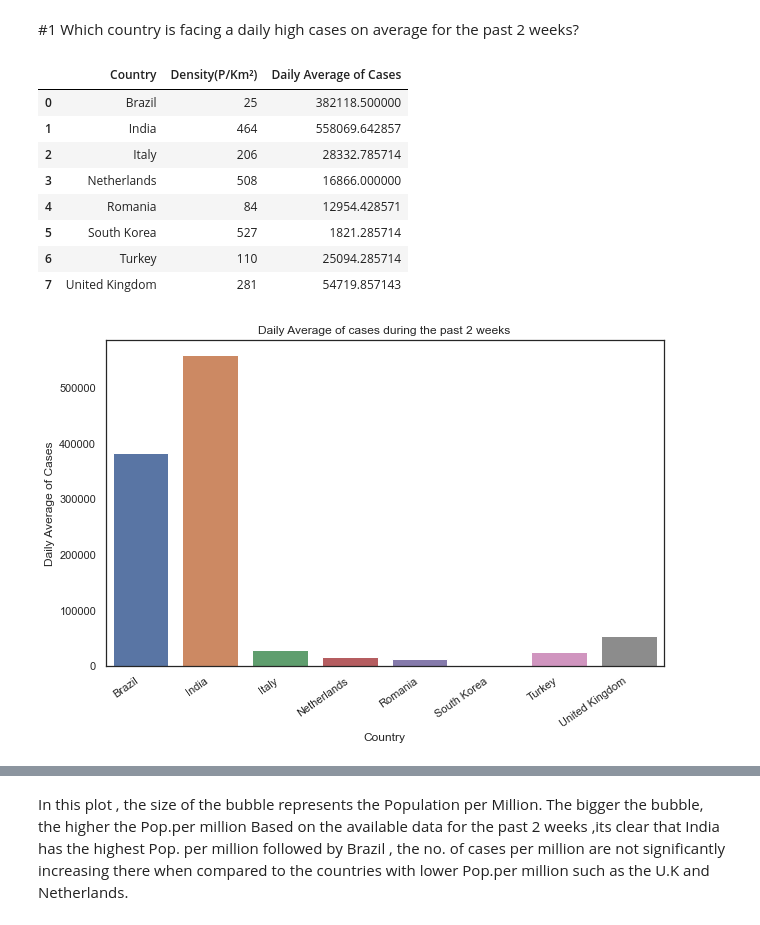
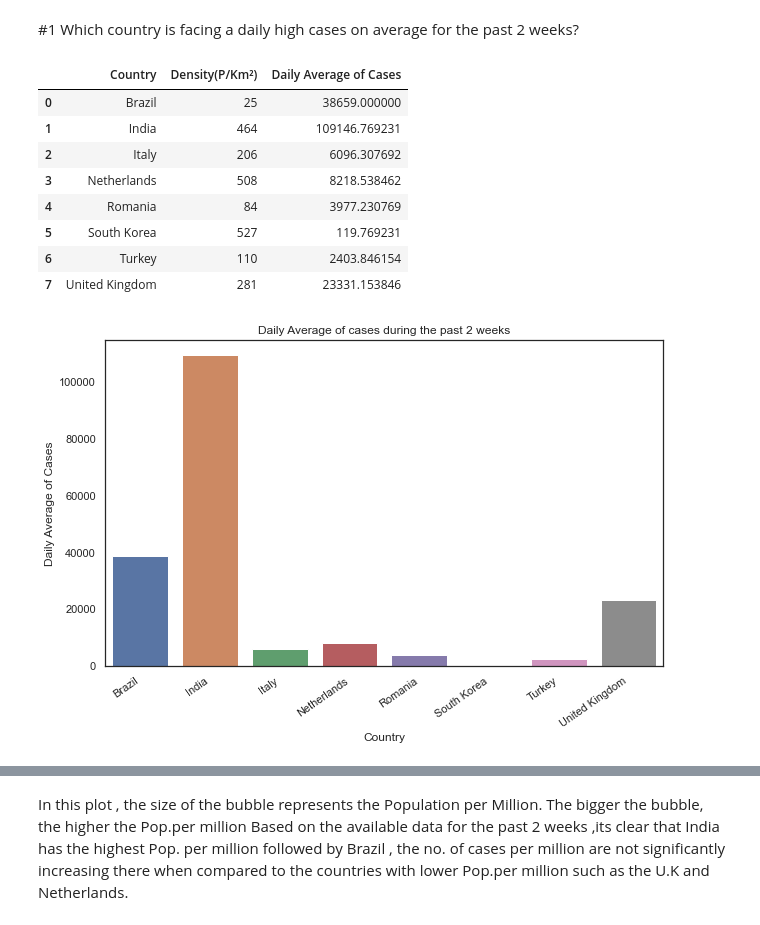
Before and after one commit to fjmutsters/covid19, a Jupyter notebook: Code/COVID_Cases_Analysis.ipynb, the cells around one changed output, grey strips where cells are left out. Saved outputs shown, nothing was run; the diff lists cells and outputs as text; code cells hidden in the pictures.

```diff
--- a/Code/COVID_Cases_Analysis.ipynb
+++ b/Code/COVID_Cases_Analysis.ipynb
@@ -273,21 +273,27 @@ Indexing with multiple keys (implicitly converted to a tuple of keys) will be de
 # new cases
 temp = final_data.groupby(['Country', 'date', ])['Confirmed', 'Deaths', 'Recovered']
 temp = temp.sum().diff().reset_index()
+
 mask = temp['Country'] != temp['Country'].shift(1)
 temp.loc[mask, 'Confirmed'] = np.nan
 temp.loc[mask, 'Deaths'] = np.nan
 temp.loc[mask, 'Recovered'] = np.nan
+
 # renaming columns
 temp.columns = ['Country', 'date', 'New cases', 'New deaths', 'New recovered']
+
 # merging new values
 final_data = pd.merge(final_data, temp, on=['Country', 'date'])
+
 # filling na with 0
 final_data = final_data.fillna(0)
+
 # fixing data types
 cols = ['New cases', 'New deaths', 'New recovered']
 final_data[cols] = final_data[cols].astype('int')
 #
 final_data['New cases'] = final_data['New cases'].apply(lambda x: 0 if x<0 else x)
+final_data['New deaths'] = final_data['New deaths'].apply(lambda x: 0 if x<0 else x)
 final_data
 # %% [output]
 Indexing with multiple keys (implicitly converted to a tuple of keys) will be deprecated, use a list instead.
@@ -451,10 +466,12 @@ covid_countries_dapt.tail()
 # %%
 #Filtering the data for the past 2 weeks
 covid_countries_dapt['date'] = pd.to_datetime(covid_countries_dapt['date'])
-start_date = '10/1/20'
-end_date = '10/14/20'
-mask = (covid_countries_dapt['date'] >= start_date) & (covid_countries_dapt['date'] <= end_date)
+start_date = '2020-10-01'
+end_date = '2020-10-14'
+mask = (covid_countries_dapt['date'] > start_date) & (covid_countries_dapt['date'] <= end_date)
 covid_countries_dapt = covid_countries_dapt.loc[mask]
-covid_countries_dapt
+
+covid_countries_dapt_sorted = covid_countries_dapt.sort_values(['date'])
+covid_countries_dapt_sorted
 # %% [output]
 |  | date | Country | Confirmed | Deaths | Recovered | Active | New cases | New deaths | New recovered | ... |
@@ -473,19 +490,19 @@ covid_countries_dapt
 # %% [markdown]
 #1 Which country is facing a daily high cases on average for the past 2 weeks?
 # %%
-covid_countries_dapt_df = covid_countries_dapt.groupby(['Country','Density(P/Km²)'])['New cases'].mean().reset_index()
+covid_countries_dapt_df = covid_countries_dapt_sorted.groupby(['Country','Density(P/Km²)'])['New cases'].mean().reset_index()
 covid_countries_dapt_df.rename(columns={'New cases':'Daily Average of Cases'}, inplace=True)
 covid_countries_dapt_df
 # %% [output]
 |  | Country | Density(P/Km²) | Daily Average of Cases |
-| 0 | Brazil | 25 | 382118.500000 |
-| 1 | India | 464 | 558069.642857 |
-| 2 | Italy | 206 | 28332.785714 |
-| 3 | Netherlands | 508 | 16866.000000 |
-| 4 | Romania | 84 | 12954.428571 |
-| 5 | South Korea | 527 | 1821.285714 |
-| 6 | Turkey | 110 | 25094.285714 |
-| 7 | United Kingdom | 281 | 54719.857143 |
+| 0 | Brazil | 25 | 38659.000000 |
+| 1 | India | 464 | 109146.769231 |
+| 2 | Italy | 206 | 6096.307692 |
+| 3 | Netherlands | 508 | 8218.538462 |
+| 4 | Romania | 84 | 3977.230769 |
+| 5 | South Korea | 527 | 119.769231 |
+| 6 | Turkey | 110 | 2403.846154 |
+| 7 | United Kingdom | 281 | 23331.153846 |
 # %%
 sns.set(
     rc={'figure.figsize':(10,6)},
@@ -499,9 +516,10 @@ sns.barplot( x='Country',
 )
 plt.xticks(rotation = 35 , ha='right')
 plt.title('Daily Average of cases during the past 2 weeks')
+plt.savefig("daily avg cases")
 plt.show()
 # %% [output]
-[figure, old version]
+[figure, new version]
 # %%
 #2.Putting the population factor into consideration , will the picture look different ?
 # %%
```
Also changed, not shown: parts of 25 cells of this notebook.
